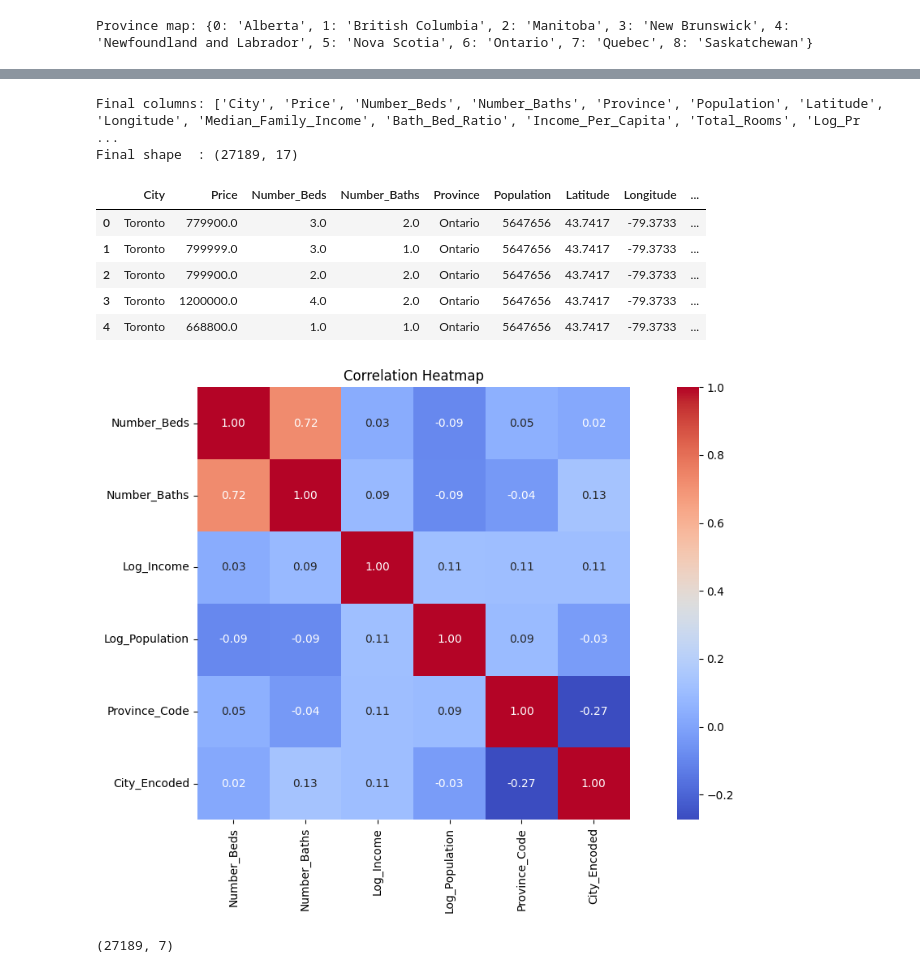
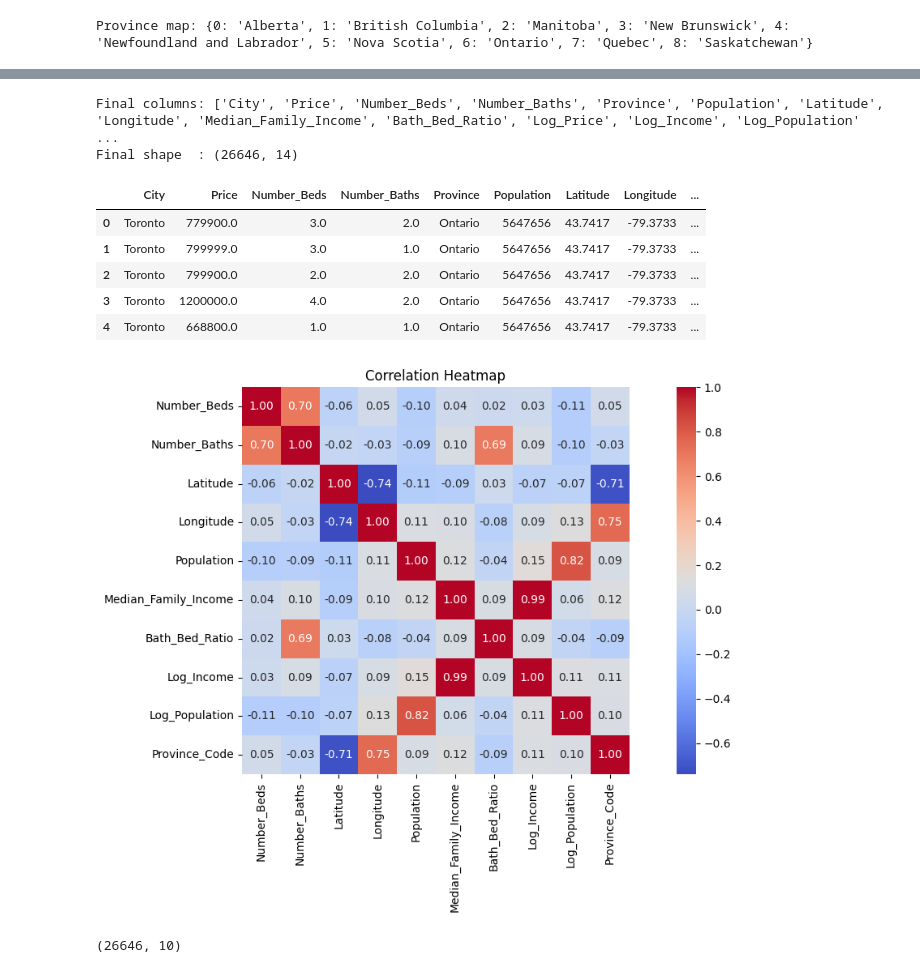
Before and after one commit to mrhamxo/Canadian-housing-price-predictions, a Jupyter notebook: notebooks/3_feature_engineering.ipynb, the cells around one changed output, grey strips where cells are left out. Drawn from its saved outputs; the diff is of its cells as text; code cells hidden in the pictures.

```diff
--- a/notebooks/3_feature_engineering.ipynb
+++ b/notebooks/3_feature_engineering.ipynb
@@ -26,0 +53,8 @@ df.head(10)
+# %%
+# Remove top and bottom 1% of prices
+Q1  = df["Price"].quantile(0.01)
+Q99 = df["Price"].quantile(0.99)
+
+before = len(df)
+df = df[(df["Price"] >= Q1) & (df["Price"] <= Q99)].copy()
+print(f"Removed {before - len(df)} outliers. Remaining: {len(df)}")
@@ -27,13 +63,12 @@ df.head(10)
 # %%
 # ── Feature Engineering ──────────────────────────
 df["Bath_Bed_Ratio"]    = df["Number_Baths"] / (df["Number_Beds"] + 1)
-df["Income_Per_Capita"] = df["Median_Family_Income"] / (df["Population"] + 1)
-df["Total_Rooms"]       = df["Number_Beds"] + df["Number_Baths"]
 df["Log_Price"]         = np.log1p(df["Price"])
 df["Log_Income"]        = np.log1p(df["Median_Family_Income"])
 df["Log_Population"]    = np.log1p(df["Population"])
 
+
 print("New features added:")
-df[["Bath_Bed_Ratio","Income_Per_Capita","Total_Rooms", "Log_Price","Log_Income","Log_Population"]].head()
+df[["Bath_Bed_Ratio", "Log_Price","Log_Income","Log_Population"]].head()
 # %% [output]
 New features added:
@@ -52,6 +87,6 @@ print("Province map:", province_map)
 Province map: {0: 'Alberta', 1: 'British Columbia', 2: 'Manitoba', 3: 'New Brunswick', 4: 'Newfoundland and Labrador', 5: 'Nova Scotia', 6: 'Ontario', 7: 'Quebec', 8: 'Saskatchewan'}
 # %%
 # ── City Target Encoding ──────────────────────────
-city_price_map     = df.groupby("City")["Price"].median()
-df["City_Encoded"] = df["City"].map(city_price_map)
-print("City encoding:", city_price_map.head(5))
+#city_price_map     = df.groupby("City")["Price"].median()
+#df["City_Encoded"] = df["City"].map(city_price_map)
+#print("City encoding:", city_price_map.head(5))
@@ -69,8 +96,8 @@ print("Final columns:", df.columns.tolist())
 print("Final shape  :", df.shape)
 df.head()
 # %% [output]
-Final columns: ['City', 'Price', 'Number_Beds', 'Number_Baths', 'Province', 'Population', 'Latitude', 'Longitude', 'Median_Family_Income', 'Bath_Bed_Ratio', 'Income_Per_Capita', 'Total_Rooms', 'Log_Pr ...
-Final shape  : (27189, 17)
+Final columns: ['City', 'Price', 'Number_Beds', 'Number_Baths', 'Province', 'Population', 'Latitude', 'Longitude', 'Median_Family_Income', 'Bath_Bed_Ratio', 'Log_Price', 'Log_Income', 'Log_Population' ...
+Final shape  : (26646, 14)
 |  | City | Price | Number_Beds | Number_Baths | Province | Population | Latitude | Longitude | ... |
 | 0 | Toronto | 779900.0 | 3.0 | 2.0 | Ontario | 5647656 | 43.7417 | -79.3733 | ... |
 | 1 | Toronto | 799999.0 | 3.0 | 1.0 | Ontario | 5647656 | 43.7417 | -79.3733 | ... |
@@ -79,22 +106,22 @@ Final shape  : (27189, 17)
 | 4 | Toronto | 668800.0 | 1.0 | 1.0 | Ontario | 5647656 | 43.7417 | -79.3733 | ... |
 # %%
 # ── Correlation Heatmap ─────────────────────────
-corr_cols = ['Number_Beds', 'Number_Baths', 'Log_Income', 'Log_Population', 'Province_Code', 'City_Encoded']
+corr_cols = ['Number_Beds', 'Number_Baths', 'Latitude', 'Longitude', 'Population', 'Median_Family_Income', 'Bath_Bed_Ratio', 'Log_Income', 'Log_Population', 'Province_Code']
 
 plt.figure(figsize=(12, 7))
 sns.heatmap(df[corr_cols].corr(), annot=True, fmt=".2f",
             cmap="coolwarm", square=True)
 plt.title("Correlation Heatmap")
 plt.tight_layout()
 plt.savefig("../plots/10_correlation_heatmap.png", dpi=150)
 plt.show()
 # %% [output]
-[figure, old version]
+[figure, new version]
 # %%
 # ── Save featured dataset ─────────
-featured_df = df[['Number_Beds', 'Number_Baths', 'Log_Income', 'Log_Population', 'Province_Code', 'City_Encoded', 'Log_Price']]
+featured_df = df[['City', 'Number_Beds', 'Number_Baths', 'Latitude',  'Longitude', 'Bath_Bed_Ratio', 'Log_Income', 'Log_Population', 'Province_Code', 'Log_Price']]
 
 featured_df.to_csv("../dataset/processed/housing_featured.csv", index=False)
 featured_df.shape
 # %% [output]
-(27189, 7)
+(26646, 10)
```
Also changed, not shown: parts of 4 cells of this notebook, 23 other files.
